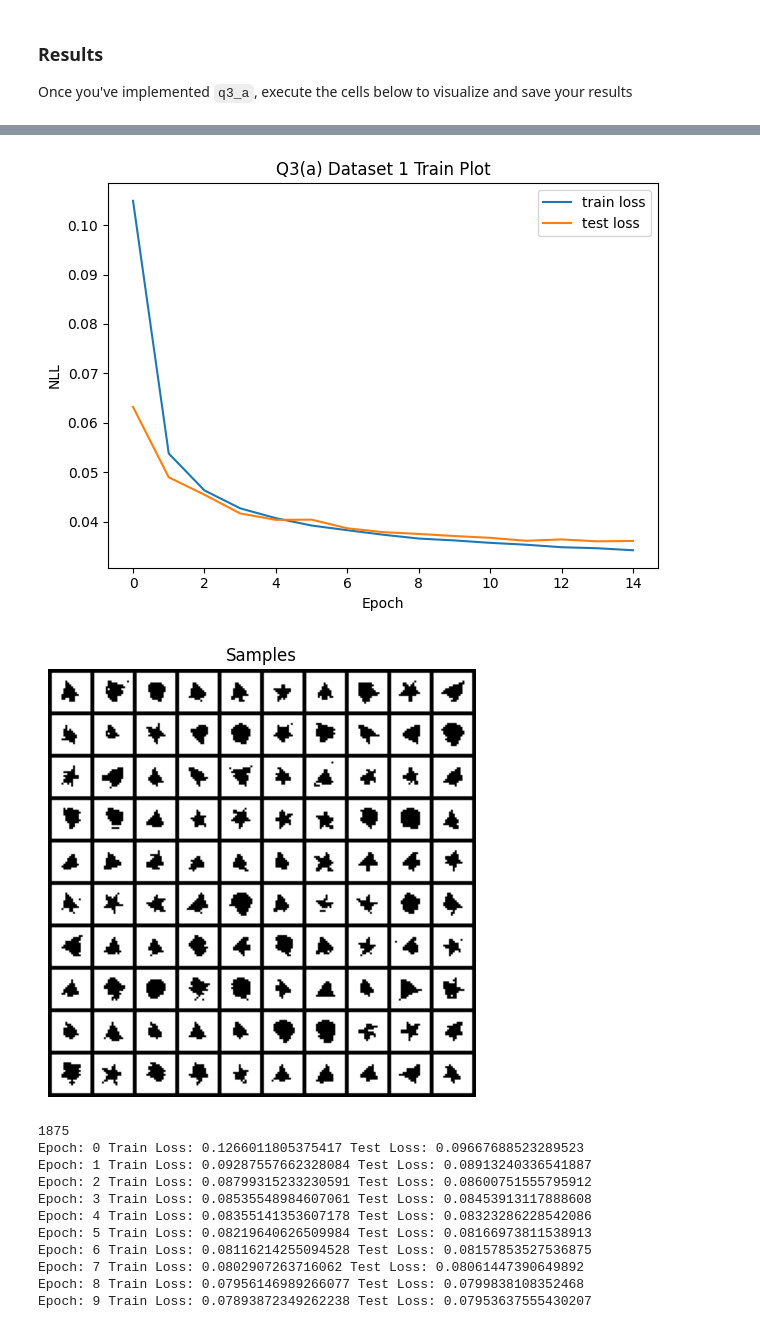
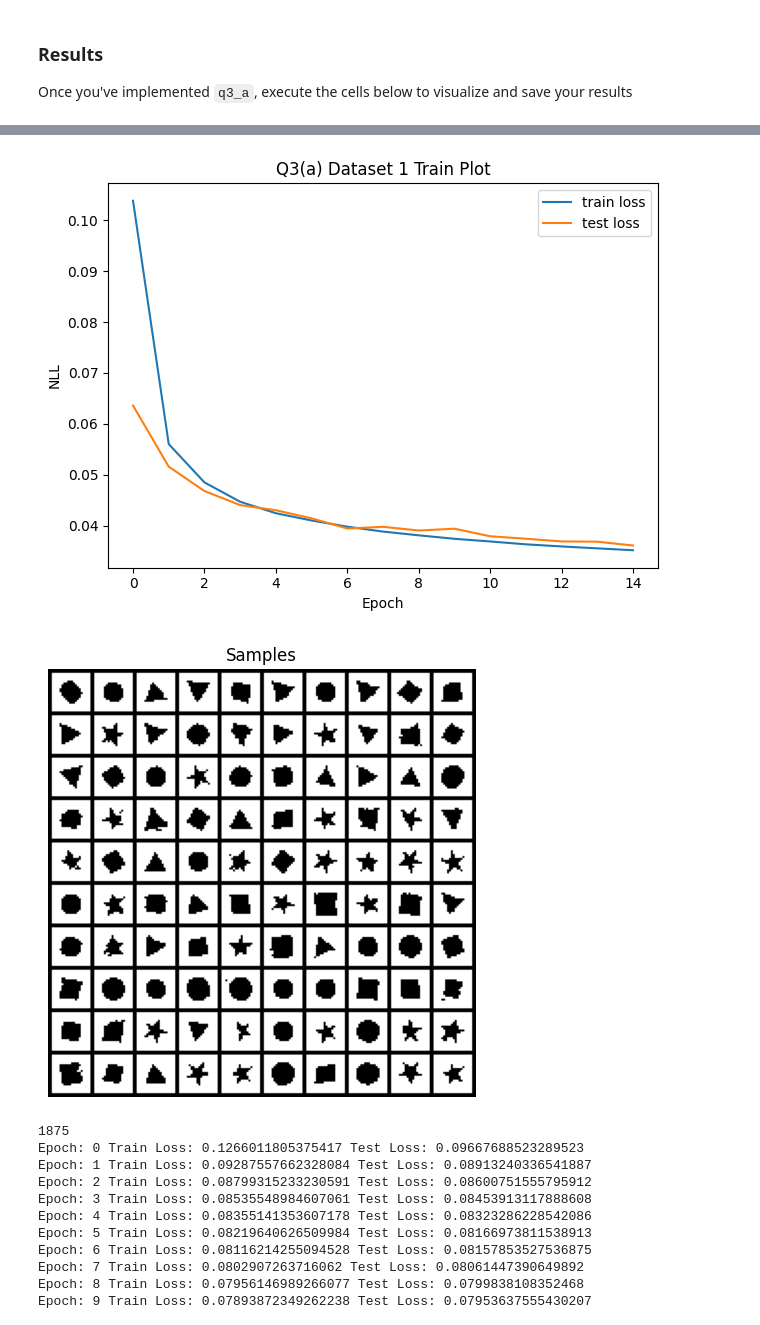
Before and after one commit to bkorany/bkorany, a Jupyter notebook: homeworks/hw1/hw1.ipynb, the cells around one changed output, grey strips where cells are left out. Cells and saved outputs as stored; diff of their text form; code cells hidden in the pictures.

```diff
--- a/homeworks/hw1/hw1.ipynb
+++ b/homeworks/hw1/hw1.ipynb
@@ -407,8 +529,6 @@ class MyModelQ3A(nn.Module):
         x = self.outLayer(self.ln(x))
         return x
 # %%
-from torch.optim.lr_scheduler import CosineAnnealingLR, LinearLR, SequentialLR
-
 def get_token_idx(x, channel_dim, base):
   if x.size(channel_dim) == 1:
     return x
@@ -427,7 +547,7 @@ def get_token_from_idx(x, num_channels, base): # assuming channel dimension is l
     x = x// base
   return b
 
-def q3_aa(train_data, test_data, image_shape, dset_id):
+def q3_a(train_data, test_data, image_shape, dset_id):
   """
   train_data: A (n_train, H, W, 1) uint8 numpy array of color images with values in {0, 1}
   test_data: A (n_test, H, W, 1) uint8 numpy array of color images with values in {0, 1}
@@ -458,19 +578,10 @@ def q3_aa(train_data, test_data, image_shape, dset_id):
     vocab_base = 4
   vocab_size = vocab_base ** num_channels + 1 # +1 for <bos>
 
-  myModel = MyModelQ3A(d_model, d_model, n_heads, n_blocks, W * H, vocab_size)
+  myModel = MyModelQ3A(d_model, d_model, n_heads, n_blocks, W * H, vocab_size, mask)
   myModel.to(device)
   loss_fn = nn.CrossEntropyLoss()
   optimizer = optim.Adam(myModel.parameters(), lr=1e-3)
-  #warmup_steps = 1000
-  #warmup_scheduler = LinearLR(optimizer, start_factor=0.001, end_factor=1.0, total_iters=warmup_steps)
-
-  # Define the cosine decay scheduler
-  #total_training_steps = train_data.shape[0] // 32 * 15 # 15 epochs
-  #cosine_scheduler = CosineAnnealingLR(optimizer, T_max=total_training_steps - warmup_steps)
-
-  # Combine both schedulers
-  #scheduler = SequentialLR(optimizer, schedulers=[warmup_scheduler, cosine_scheduler], milestones=[warmup_steps])
 
 
   train_losses = []
@@ -480,13 +591,15 @@ def q3_aa(train_data, test_data, image_shape, dset_id):
     #print('Epoch:', epoch, ' starting...')
     train_patch_losses = []
     for x in trainLoader: #x: (B, H, W, C)
-      x = x.view(-1, W * H, num_channels).long().to(device) # x: (B, T=W*H, C)
-      x = get_token_idx(x, 2, vocab_base).squeeze() # x: (B, T)
+      B, H, W, C = x.shape
+      x = get_token_idx(x, 3, vocab_base).squeeze() # x: (B, H, W, C) -> x : (B, H, W, 1)
+      x = x.view(B, H*W).long().to(device) # x: (B, T=W*H)
       target = x.clone().long()
       optimizer.zero_grad()
-      shifted_x = torch.cat([(vocab_size-1)*torch.ones(x.size(0),1).to(device), x[:,:-1]], dim=1).long().to(device)
-      out_logits = myModel(shifted_x, mask)
-      loss = loss_fn(out_logits.permute(0,2,1), target)
+      bos = (vocab_size-1)*torch.ones(B,1).to(device)
+      shifted_x = torch.cat([bos, x[:,:-1]], dim=1).long().to(device)
+      out_logits = myModel(shifted_x) # out_logits: (B,T,vocab_size)
+      loss = loss_fn(out_logits.reshape(B*H*W, vocab_size-1), target.reshape(B*H*W))
       loss.backward()
       optimizer.step()
       #scheduler.step()
@@ -503,7 +616,7 @@ def q3_aa(train_data, test_data, image_shape, dset_id):
         x = get_token_idx(x, 2, vocab_base).squeeze() # x: (B, T)
         target = x.clone().long()
         shifted_x = torch.cat([(vocab_size-1)*torch.ones(x.size(0),1).to(device), x[:,:-1]], dim=1).long().to(device)
-        out_logits = myModel(shifted_x, mask)
+        out_logits = myModel(shifted_x)
         tloss = loss_fn(out_logits.permute(0,2,1), target)
         tloss = tloss.mean()
         test_patch_losses.append(tloss.item())
@@ -516,21 +629,21 @@ def q3_aa(train_data, test_data, image_shape, dset_id):
   with torch.no_grad():
     myModel.eval()
     Inputs = (vocab_size-1)*torch.ones(100, 1).long().to(device)
-    for i in range(W*H):
+    for i in range(H*W):
         out_logits = myModel(Inputs)
         out_probs = F.softmax(out_logits[:, -1, :], dim=-1)
         s = torch.multinomial(out_probs, 1)
         Inputs = torch.cat([Inputs, s], dim=1).long()
+    print(Inputs.shape)
     Inputs = Inputs[:, 1:]
     Inputs = Inputs.reshape(100, H, W, 1)
     samples = get_token_from_idx(Inputs, num_channels, vocab_base).cpu().numpy().astype(np.uint8)
-
   return train_losses, test_losses, samples
 # %% [markdown]
 ### Results
 
 Once you've implemented `q3_a`, execute the cells below to visualize and save your results
 # %%
-q3ab_save_results(1, 'a', q3_aa)
+q3ab_save_results(1, 'a', q3_a)
 # %% [output]
 328
@@ -552,4 +666,4 @@ Epoch: 14 Train Loss: 0.03425897803248429 Test Loss: 0.036145170780678165
 Final Test Loss: 0.0361
-[figure, old version]
+[figure, new version]
-[figure, old version]
+[figure, new version]
 # %%
```
Also changed, not shown: parts of 21 cells of this notebook.
